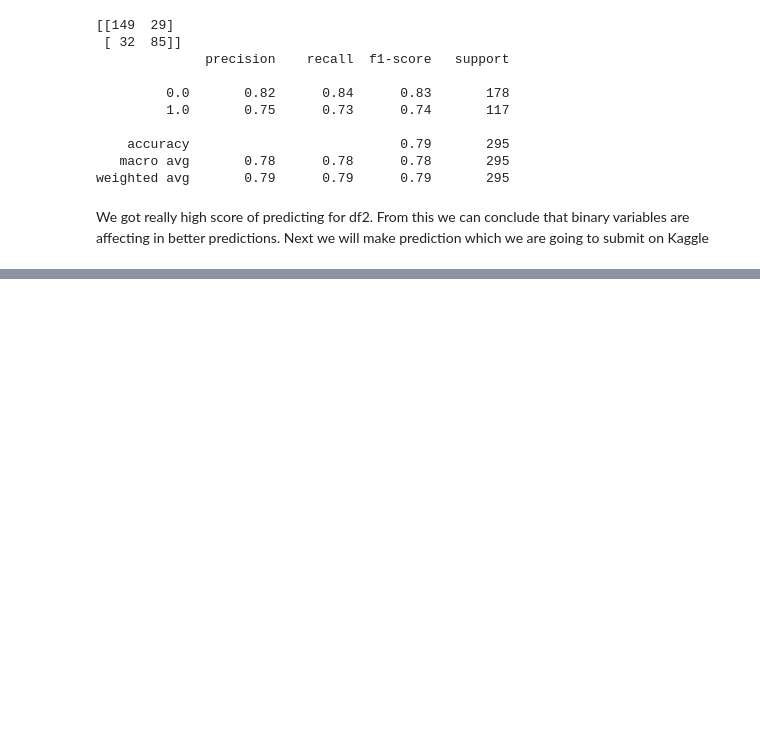
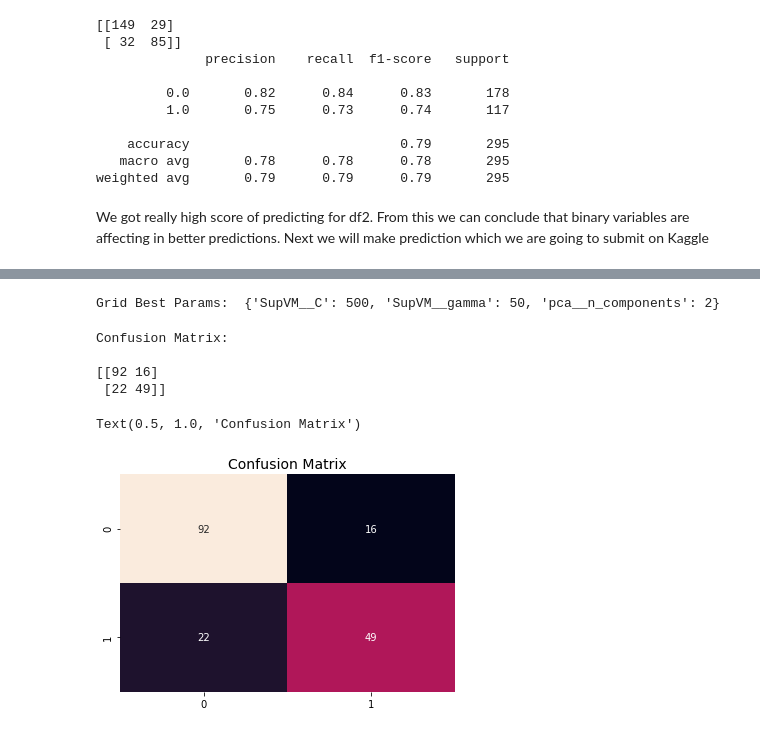
Before and after one commit to szpwski/titanic_kaggle_competition, a Jupyter notebook: Python/svm_titanic.ipynb, the cells around one changed output, grey strips where cells are left out. Cells and saved outputs as stored; diff of their text form; code cells hidden in the pictures; blank space fills up the shorter version.

```diff
--- a/Python/svm_titanic.ipynb
+++ b/Python/svm_titanic.ipynb
@@ -367,0 +362,4 @@ submission.to_csv("submission.csv", index=False)
+# %%
+dfpca = df2[df2.Survived.isna()==False]
+dfpca_d = dfpca.drop("Survived",axis=1)
+dfpca_t = dfpca["Survived"]
@@ -367,0 +448,23 @@ submission.to_csv("submission.csv", index=False)
+# %%
+X_train, X_test, Y_train, Y_test = train_test_split(dfpca_d, dfpca_t,test_size=0.2,random_state=30)
+# %%
+#Creating Pipeline in which steps are StandardScaler, PCA and SVM
+pipe_steps = [('scaler',StandardScaler()),('pca',PCA()),('SupVM',svm.SVC(kernel='rbf'))]
+check_params = {
+    'pca__n_components':[2,3,4,5],
+    'SupVM__C':[0.1,0.5,1,10,30,40,50,75,100,500,1000],
+    'SupVM__gamma':[0.01,0.05,0.07,0.1,0.5,1,5,10,50]
+}
+pipeline = Pipeline(pipe_steps)
+# %%
+from tqdm import tqdm as tqdm
+print("Start Fitting Training Data")
+
+for cv in tqdm(range(4,6)):
+    create_grid = GridSearchCV(pipeline, param_grid = check_params, cv=cv)
+    create_grid.fit(X_train, Y_train)
+    print("Score for %d fold CV:= %3.2f" %(cv,create_grid.score(X_test,Y_test)))
+    print("!!! Best - Fit Parameters from Training Data !!!")
+    print(create_grid.best_params_)
+
+print("Out Of The Loop")
@@ -367,0 +480,21 @@ submission.to_csv("submission.csv", index=False)
+# %%
+print("Grid Best Params: ", create_grid.best_params_)
+# %% [output]
+Grid Best Params:  {'SupVM__C': 500, 'SupVM__gamma': 50, 'pca__n_components': 2}
+# %%
+Y_pred = create_grid.predict(X_test)
+cm=confusion_matrix(Y_test,Y_pred)
+print("Confusion Matrix: \n")
+print(cm)
+
+df_cm = pd.DataFrame(cm, range(2), range(2))
+
+sns.heatmap(df_cm,annot=True,cbar=False)
+plt.title("Confusion Matrix",fontsize=14)
+# %% [output]
+Confusion Matrix:
+
+[[92 16]
+ [22 49]]
+Text(0.5, 1.0, 'Confusion Matrix')
+[figure, added]
```
Also changed, not shown: parts of 23 cells of this notebook.
